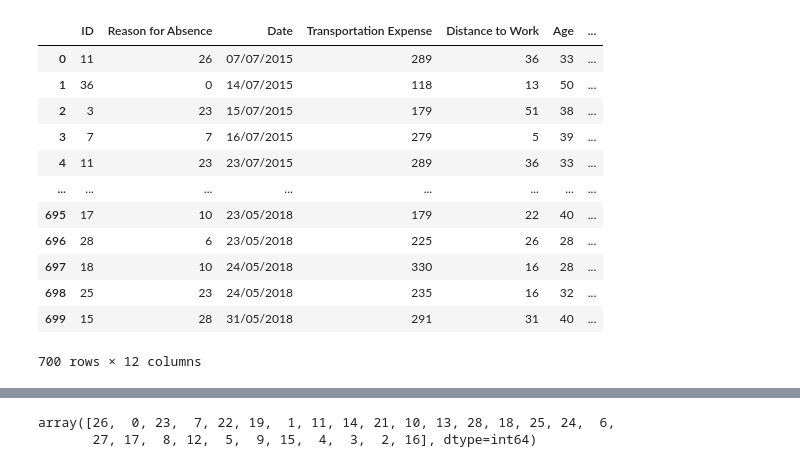
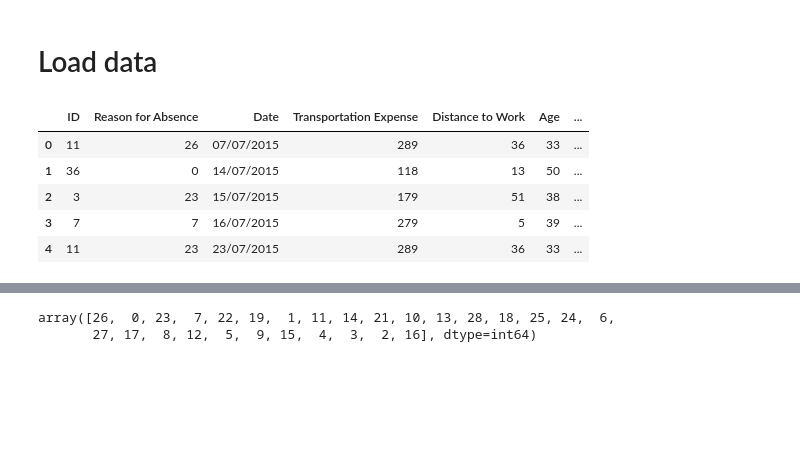
Before and after one commit to Est1y/Abscenteeism_Check, a Jupyter notebook: Abscenteism_project_Preprocesing_Steps.ipynb, the cells around one changed output, grey strips where cells are left out. Saved outputs shown, nothing was run; the diff lists cells and outputs as text; code cells hidden in the pictures; blank space fills up the shorter version.

Commit message:
model_load

```diff
--- a/Abscenteism_project_Preprocesing_Steps.ipynb
+++ b/Abscenteism_project_Preprocesing_Steps.ipynb
@@ -1,23 +1,18 @@
 # %%
 # Import liberary
 import pandas as pd
+# %% [markdown]
+# Load data
 # %%
 raw_data = pd.read_csv('Absenteeism_data.csv')
 # %%
 data = raw_data.copy()
 # %%
-data
+data.head()
 # %% [output]
 |  | ID | Reason for Absence | Date | Transportation Expense | Distance to Work | Age | ... |
 | 0 | 11 | 26 | 07/07/2015 | 289 | 36 | 33 | ... |
 | 1 | 36 | 0 | 14/07/2015 | 118 | 13 | 50 | ... |
 | 2 | 3 | 23 | 15/07/2015 | 179 | 51 | 38 | ... |
 | 3 | 7 | 7 | 16/07/2015 | 279 | 5 | 39 | ... |
 | 4 | 11 | 23 | 23/07/2015 | 289 | 36 | 33 | ... |
-| ... | ... | ... | ... | ... | ... | ... | ... |
-| 695 | 17 | 10 | 23/05/2018 | 179 | 22 | 40 | ... |
-| 696 | 28 | 6 | 23/05/2018 | 225 | 26 | 28 | ... |
-| 697 | 18 | 10 | 24/05/2018 | 330 | 16 | 28 | ... |
-| 698 | 25 | 23 | 24/05/2018 | 235 | 16 | 32 | ... |
-| 699 | 15 | 28 | 31/05/2018 | 291 | 31 | 40 | ... |
-700 rows × 12 columns
```
Also changed, not shown: parts of 25 cells of this notebook, 3 other files.
